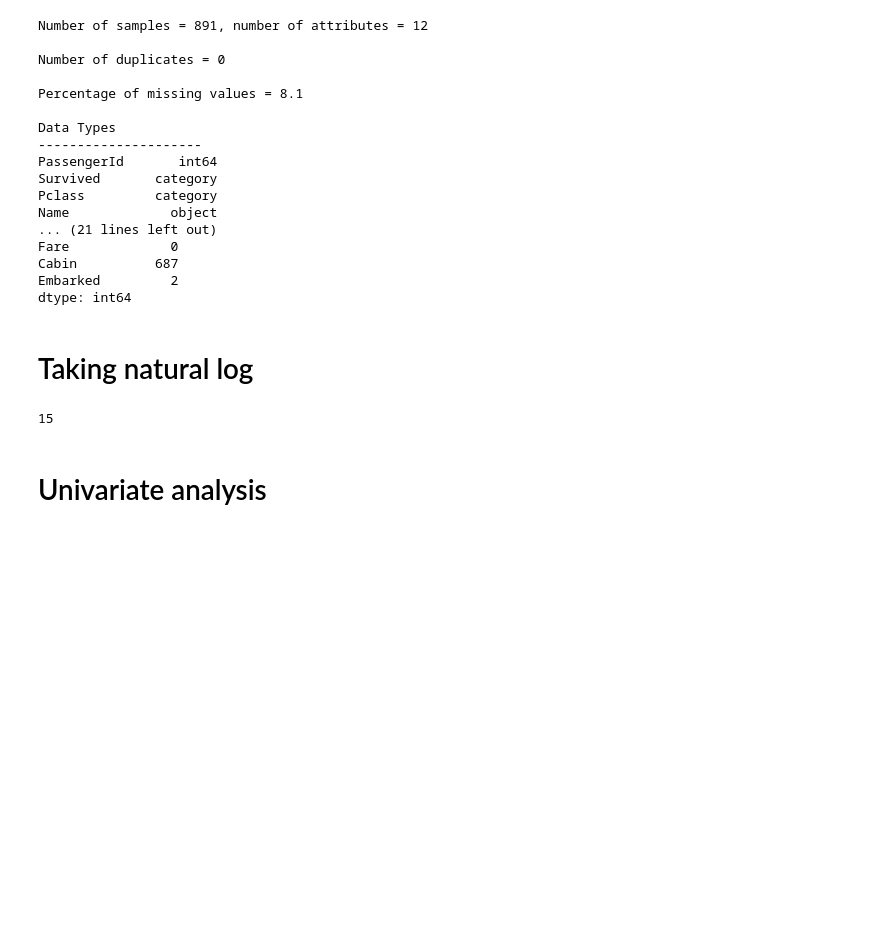
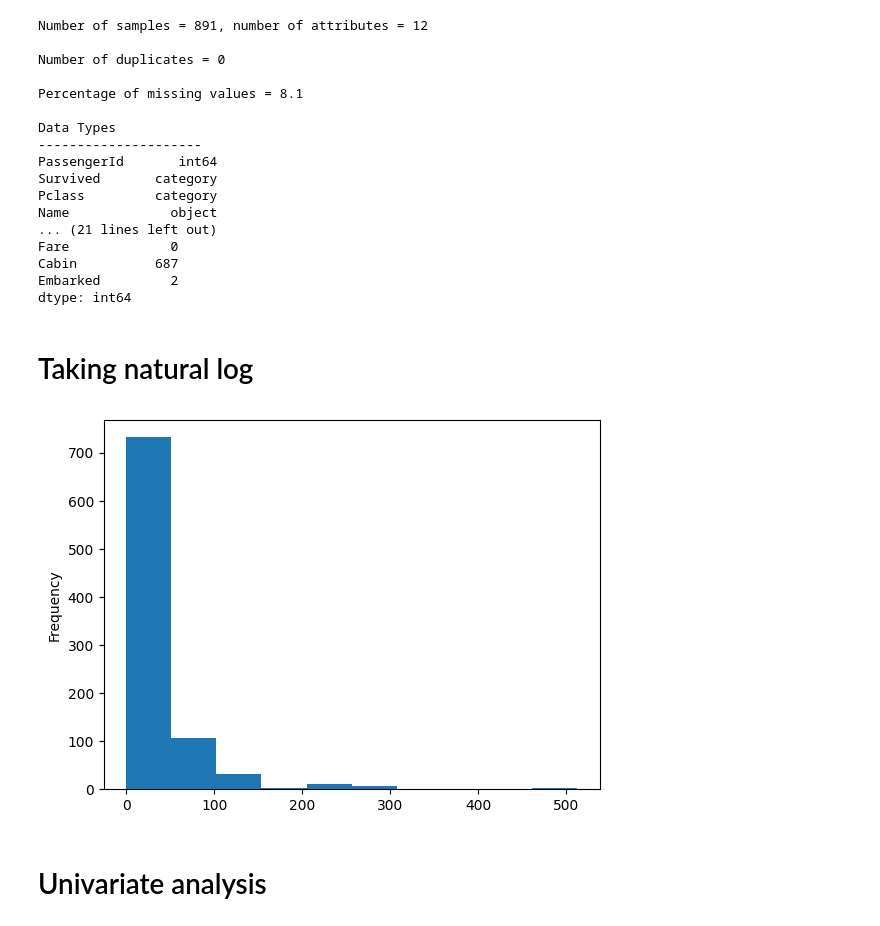
Before and after one commit to rfdspeng/ml_ai_portfolio, a Jupyter notebook: notes/example_code/titanic.ipynb, the cells around one changed output. Drawn from its saved outputs; the diff is of its cells as text; code cells hidden in the pictures; blank space fills up the shorter version.

```diff
--- a/notes/example_code/titanic.ipynb
+++ b/notes/example_code/titanic.ipynb
@@ -81,13 +93,17 @@ dtype: int64
 # %% [markdown]
 # Taking natural log
 # %%
-df_num = df.select_dtypes(include=["int64", "float64"]).drop(["PassengerId", "Survived"], axis="columns")
+df_num = df.select_dtypes(include=["int64", "float64"]).drop(["PassengerId"], axis="columns").copy()
+# df_num.columns
+# df_num["Fare"] = np.log(df_num["Fare"].replace(0, np.nan))
+df_num["Fare"].plot(kind="hist")
+plt.show()
 # for col in ["Fare"]:
 #     df_num[col] = np.log(df_num[col])
 # df_num.head()
-sum(df_num["Fare"] == 0) # 15 people got on for free
+# sum(df_num["Fare"] == 0) # 15 people got on for free
 # %% [output]
-15
+[figure, added]
 # %% [markdown]
 # Univariate analysis
 # %%
```
Also changed, not shown: parts of 17 cells of this notebook, 4 other files.
